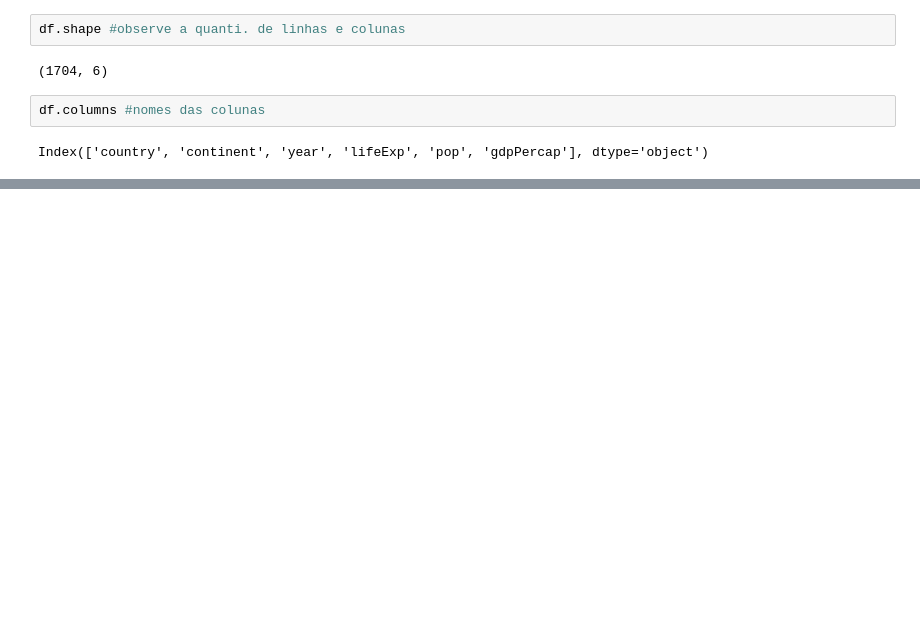
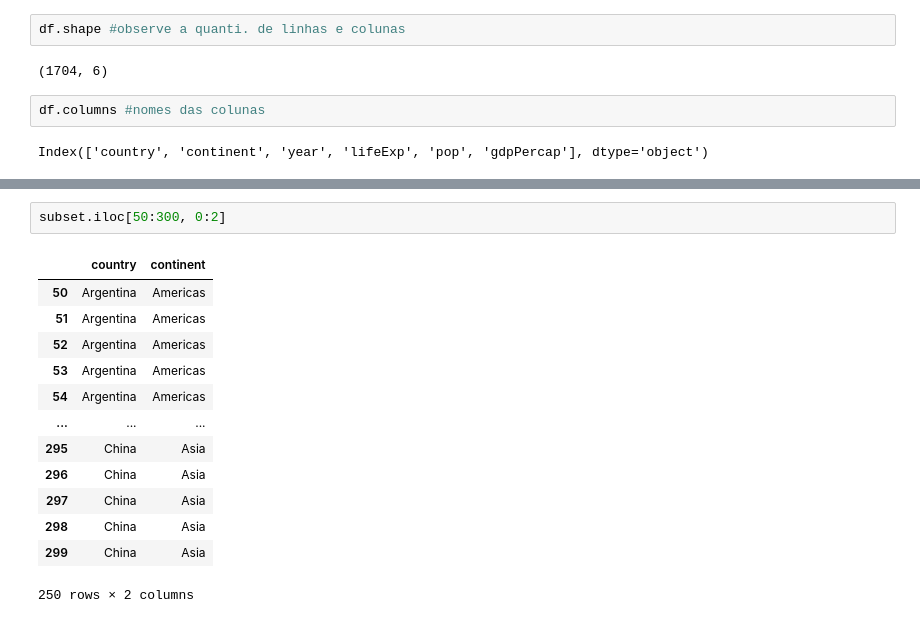
Before and after one commit to cynthiamaia/CienciadeDados_2026.1, a Jupyter notebook: Unidade I/pandas_.ipynb, the cells around one changed output, grey strips where cells are left out. Cells and saved outputs as stored; diff of their text form; blank space fills up the shorter version.

```diff
--- a/Unidade I/pandas_.ipynb
+++ b/Unidade I/pandas_.ipynb
@@ -47,0 +147,16 @@ df.info()
+# %%
+subset.iloc[50:300, 0:2]
+# %% [output]
+|  | country | continent |
+| 50 | Argentina | Americas |
+| 51 | Argentina | Americas |
+| 52 | Argentina | Americas |
+| 53 | Argentina | Americas |
+| 54 | Argentina | Americas |
+| ... | ... | ... |
+| 295 | China | Asia |
+| 296 | China | Asia |
+| 297 | China | Asia |
+| 298 | China | Asia |
+| 299 | China | Asia |
+250 rows × 2 columns
```
Also changed, not shown: parts of 22 cells of this notebook.
